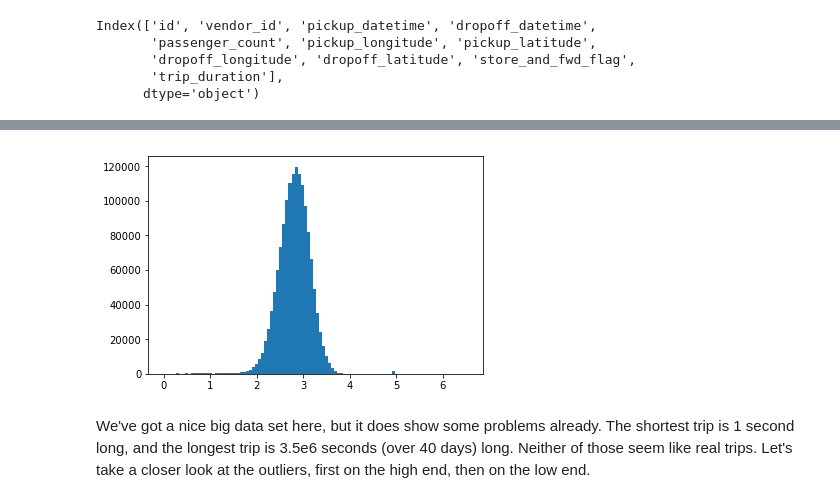
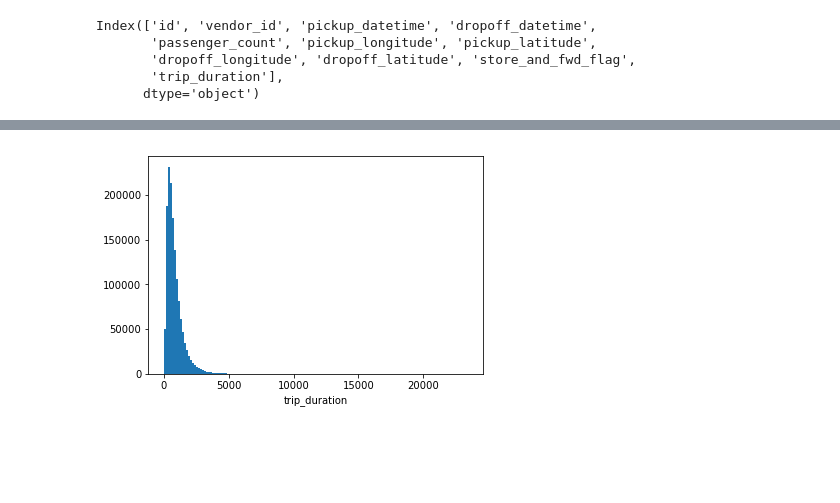
Before and after one commit to pschale/taxi-prediction, a Jupyter notebook: Data Exploration.ipynb, the cells around one changed output, grey strips where cells are left out. Cells and saved outputs as stored; diff of their text form; code cells hidden in the pictures; blank space fills up the shorter version.

Commit message:
almost done with Data Exploration notebook

```diff
--- a/Data Exploration.ipynb
+++ b/Data Exploration.ipynb
@@ -26,0 +57,6 @@ The variable to be predicted is trip_duration. Let's see how this is distributed
+# %%
+def parse_date(datestr):
+    return datetime.strptime(datestr, '%Y-%m-%d %H:%M:%S')
+
+train['dt_pickup'] = np.vectorize(parse_date)(train['pickup_datetime'])
+train['dt_dropoff'] = np.vectorize(parse_date)(train['dropoff_datetime'])
@@ -26,0 +67,4 @@ The variable to be predicted is trip_duration. Let's see how this is distributed
+# %%
+print((train['crow_speed'] >= 75).sum())
+outliers_fast = train[train['crow_speed'] >= 75]
+train = train[train['crow_speed'] < 75]
@@ -26,0 +139,6 @@ The variable to be predicted is trip_duration. Let's see how this is distributed
+# %%
+zero_dist_trips = train[train['crow_dist']==0]
+train = train[train['crow_dist'] > 0]
+
+long_slow_trips = train[train['crow_speed']/train['trip_duration']*3600 < 1]
+train = train[train['crow_speed']/train['trip_duration']*3600 >= 1]
@@ -26,0 +168,3 @@ The variable to be predicted is trip_duration. Let's see how this is distributed
+# %%
+trips_end_at_midnight_long = train[(train['dt_dropoff'].apply(lambda x: x.time() == time(0,0,0))) & (train['trip_duration'] > 3600)]
+train = train[~ train['id'].isin(trips_end_at_midnight_long['id'])]
@@ -38,8 +207,7 @@ max      3.526282e+06
 Name: trip_duration, dtype: float64
 # %%
-plt.hist(np.log10(train['trip_duration']), bins=100)
+plt.hist(train['trip_duration'], bins=150)
+plt.xlabel('trip_duration')
 plt.show()
 # %% [output]
-[figure, old version]
+[figure, new version]
-# %% [markdown]
-We've got a nice big data set here, but it does show some problems already. The shortest trip is 1 second long, and the longest trip is 3.5e6 seconds (over 40 days) long. Neither of those seem like real trips. Let's take a closer look at the outliers, first on the high end, then on the low end.
```
Also changed, not shown: parts of 46 cells of this notebook.
